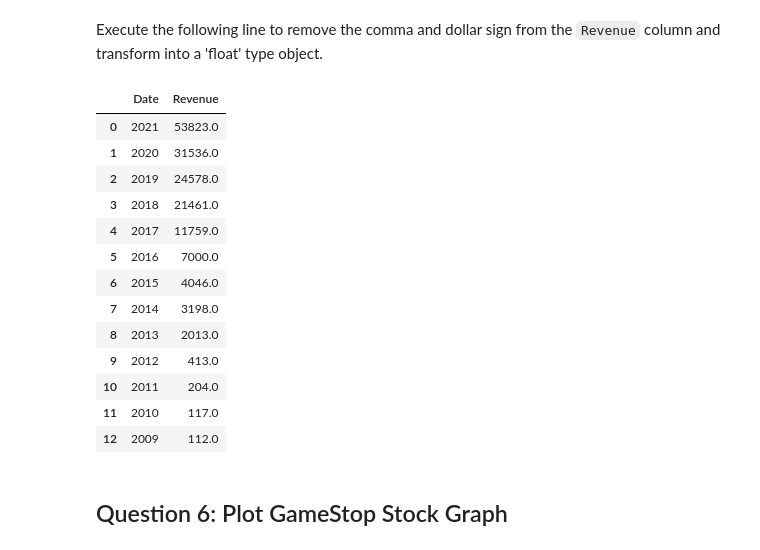
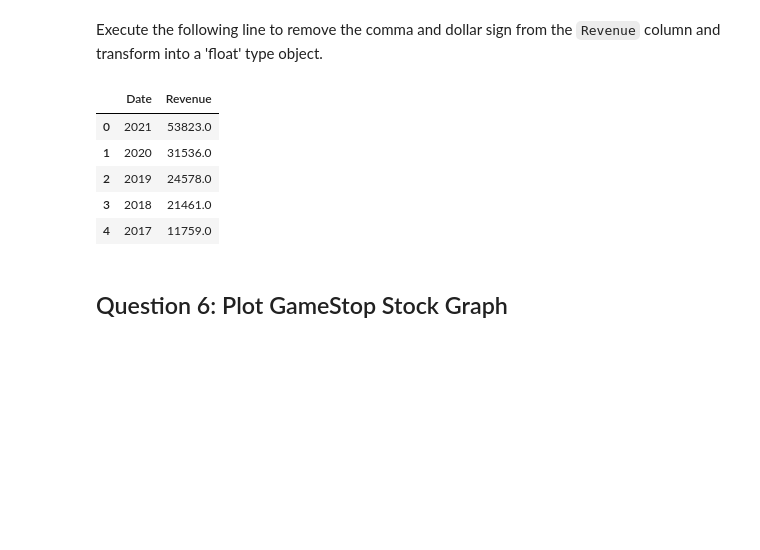
Before and after one commit to iotran/IBM-data.science, a Jupyter notebook: 5-Pyton Proyect - Final Assignment-READY.ipynb, the cells around one changed output. Saved outputs shown, nothing was run; the diff lists cells and outputs as text; code cells hidden in the pictures; blank space fills up the shorter version.

```diff
--- a/5-Pyton Proyect - Final Assignment-READY.ipynb
+++ b/5-Pyton Proyect - Final Assignment-READY.ipynb
@@ -497,23 +441,15 @@ Execute the following line to remove the comma and dollar sign from the `Revenue
 # %%
 # Remove non-numeric characters and convert to float
 tesla_revenue['Revenue'] = tesla_revenue['Revenue'].replace('[\$,]', '', regex=True).astype(float)
 
-tesla_revenue
+tesla_revenue.head()
 # %% [output]
 |  | Date | Revenue |
 | 0 | 2021 | 53823.0 |
 | 1 | 2020 | 31536.0 |
 | 2 | 2019 | 24578.0 |
 | 3 | 2018 | 21461.0 |
 | 4 | 2017 | 11759.0 |
-| 5 | 2016 | 7000.0 |
-| 6 | 2015 | 4046.0 |
-| 7 | 2014 | 3198.0 |
-| 8 | 2013 | 2013.0 |
-| 9 | 2012 | 413.0 |
-| 10 | 2011 | 204.0 |
-| 11 | 2010 | 117.0 |
-| 12 | 2009 | 112.0 |
 # %%
 make_graph(tesla_data, tesla_revenue, 'Tesla')
 # %% [markdown]
```
Also changed, not shown: parts of 6 cells of this notebook.
